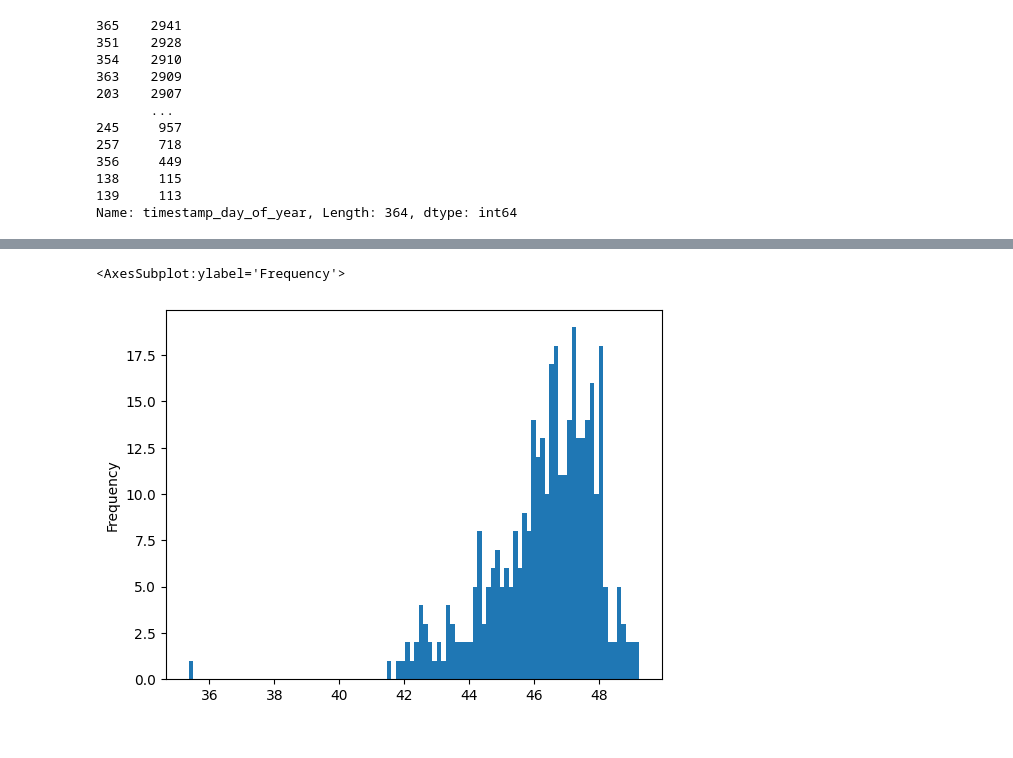
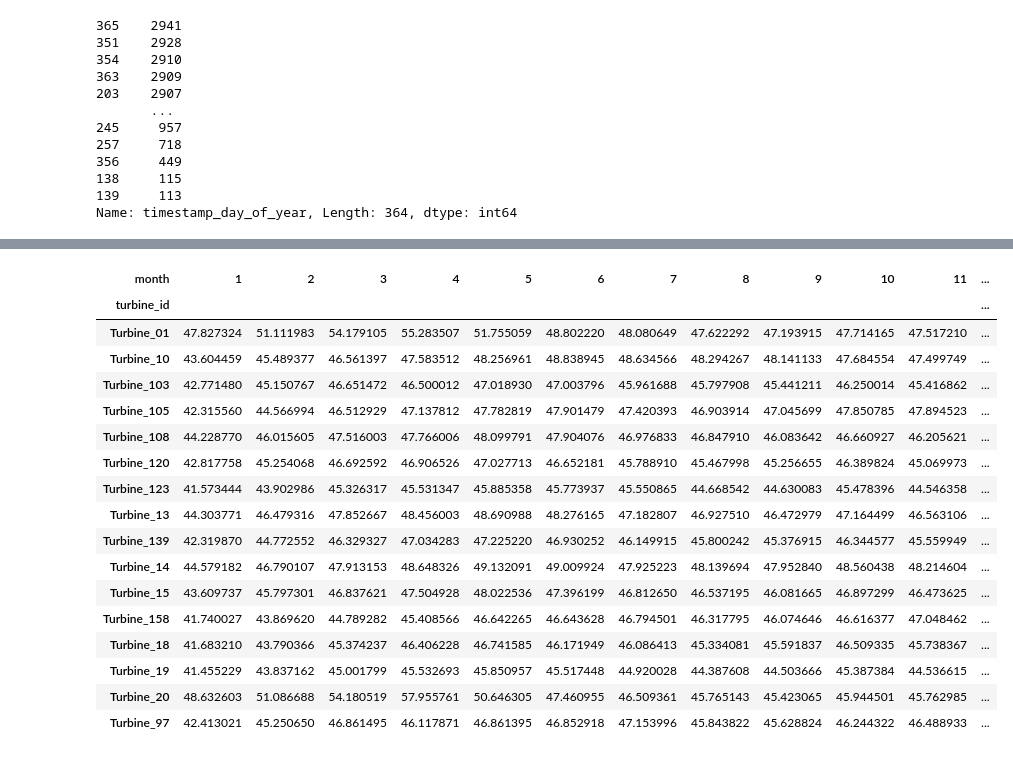
Before and after one commit to k-loki/re_new-machinehack, a Jupyter notebook: notebooks/ft_sel.ipynb, the cells around one changed output, grey strips where cells are left out. Drawn from its saved outputs; the diff is of its cells as text; code cells hidden in the pictures.

```diff
--- a/notebooks/ft_sel.ipynb
+++ b/notebooks/ft_sel.ipynb
@@ -452,5 +514,21 @@ Name: timestamp_day_of_year, Length: 364, dtype: int64
 # %%
-train_dt.groupby('timestamp_day_of_year').Target.mean()
+train_t1.groupby(['turbine_id', 'month']).Target.mean().unstack()
 # %% [output]
-<AxesSubplot:ylabel='Frequency'>
-[figure, removed]
+| month | 1 | 2 | 3 | 4 | 5 | 6 | 7 | 8 | 9 | 10 | 11 | ... |
+| turbine_id |  |  |  |  |  |  |  |  |  |  |  | ... |
+| Turbine_01 | 47.827324 | 51.111983 | 54.179105 | 55.283507 | 51.755059 | 48.802220 | 48.080649 | 47.622292 | 47.193915 | 47.714165 | 47.517210 | ... |
+| Turbine_10 | 43.604459 | 45.489377 | 46.561397 | 47.583512 | 48.256961 | 48.838945 | 48.634566 | 48.294267 | 48.141133 | 47.684554 | 47.499749 | ... |
+| Turbine_103 | 42.771480 | 45.150767 | 46.651472 | 46.500012 | 47.018930 | 47.003796 | 45.961688 | 45.797908 | 45.441211 | 46.250014 | 45.416862 | ... |
+| Turbine_105 | 42.315560 | 44.566994 | 46.512929 | 47.137812 | 47.782819 | 47.901479 | 47.420393 | 46.903914 | 47.045699 | 47.850785 | 47.894523 | ... |
+| Turbine_108 | 44.228770 | 46.015605 | 47.516003 | 47.766006 | 48.099791 | 47.904076 | 46.976833 | 46.847910 | 46.083642 | 46.660927 | 46.205621 | ... |
+| Turbine_120 | 42.817758 | 45.254068 | 46.692592 | 46.906526 | 47.027713 | 46.652181 | 45.788910 | 45.467998 | 45.256655 | 46.389824 | 45.069973 | ... |
+| Turbine_123 | 41.573444 | 43.902986 | 45.326317 | 45.531347 | 45.885358 | 45.773937 | 45.550865 | 44.668542 | 44.630083 | 45.478396 | 44.546358 | ... |
+| Turbine_13 | 44.303771 | 46.479316 | 47.852667 | 48.456003 | 48.690988 | 48.276165 | 47.182807 | 46.927510 | 46.472979 | 47.164499 | 46.563106 | ... |
+| Turbine_139 | 42.319870 | 44.772552 | 46.329327 | 47.034283 | 47.225220 | 46.930252 | 46.149915 | 45.800242 | 45.376915 | 46.344577 | 45.559949 | ... |
+| Turbine_14 | 44.579182 | 46.790107 | 47.913153 | 48.648326 | 49.132091 | 49.009924 | 47.925223 | 48.139694 | 47.952840 | 48.560438 | 48.214604 | ... |
+| Turbine_15 | 43.609737 | 45.797301 | 46.837621 | 47.504928 | 48.022536 | 47.396199 | 46.812650 | 46.537195 | 46.081665 | 46.897299 | 46.473625 | ... |
+| Turbine_158 | 41.740027 | 43.869620 | 44.789282 | 45.408566 | 46.642265 | 46.643628 | 46.794501 | 46.317795 | 46.074646 | 46.616377 | 47.048462 | ... |
+| Turbine_18 | 41.683210 | 43.790366 | 45.374237 | 46.406228 | 46.741585 | 46.171949 | 46.086413 | 45.334081 | 45.591837 | 46.509335 | 45.738367 | ... |
+| Turbine_19 | 41.455229 | 43.837162 | 45.001799 | 45.532693 | 45.850957 | 45.517448 | 44.920028 | 44.387608 | 44.503666 | 45.387384 | 44.536615 | ... |
+| Turbine_20 | 48.632603 | 51.086688 | 54.180519 | 57.955761 | 50.646305 | 47.460955 | 46.509361 | 45.765143 | 45.423065 | 45.944501 | 45.762985 | ... |
+| Turbine_97 | 42.413021 | 45.250650 | 46.861495 | 46.117871 | 46.861395 | 46.852918 | 47.153996 | 45.843822 | 45.628824 | 46.244322 | 46.488933 | ... |
```
Also changed, not shown: parts of 78 cells of this notebook.
